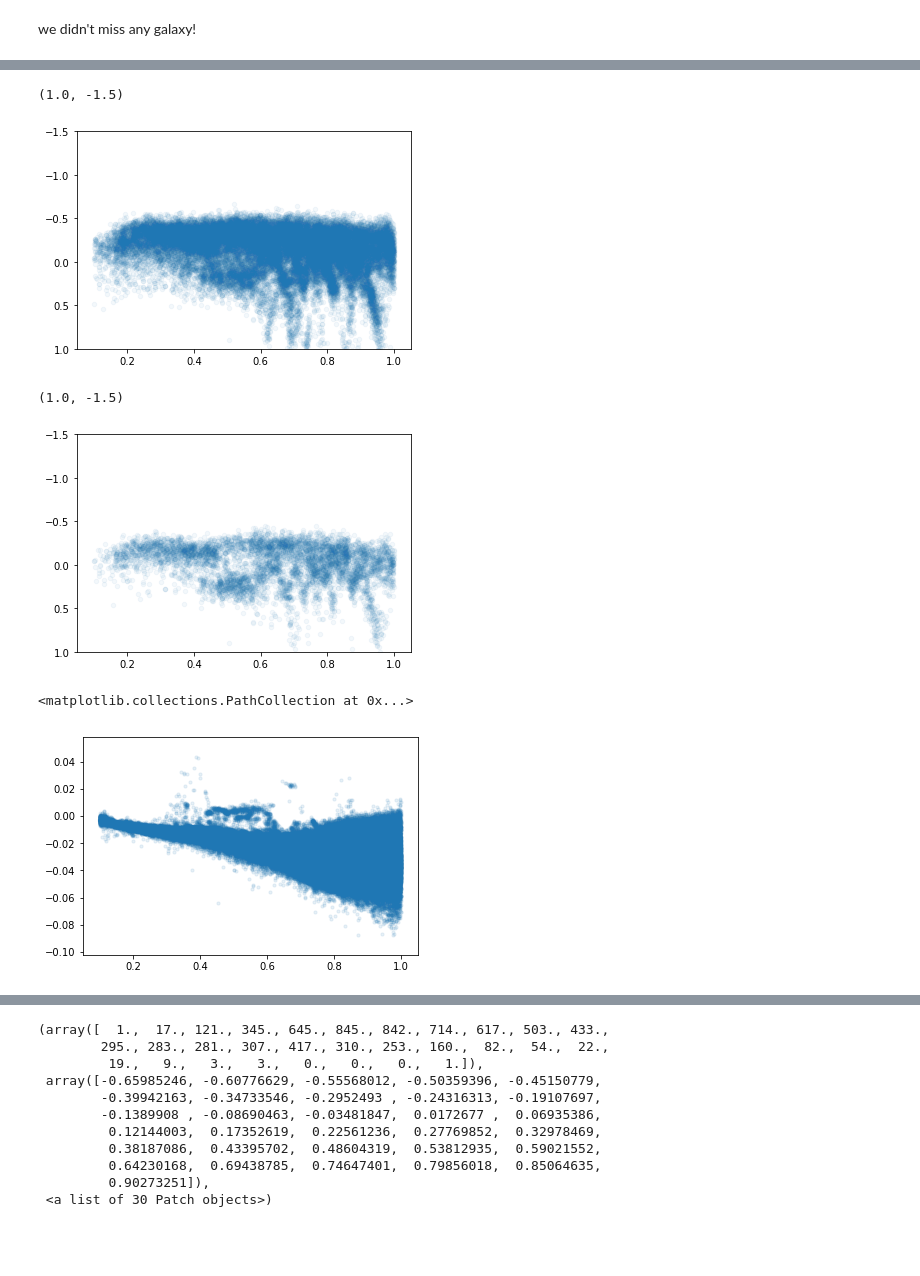
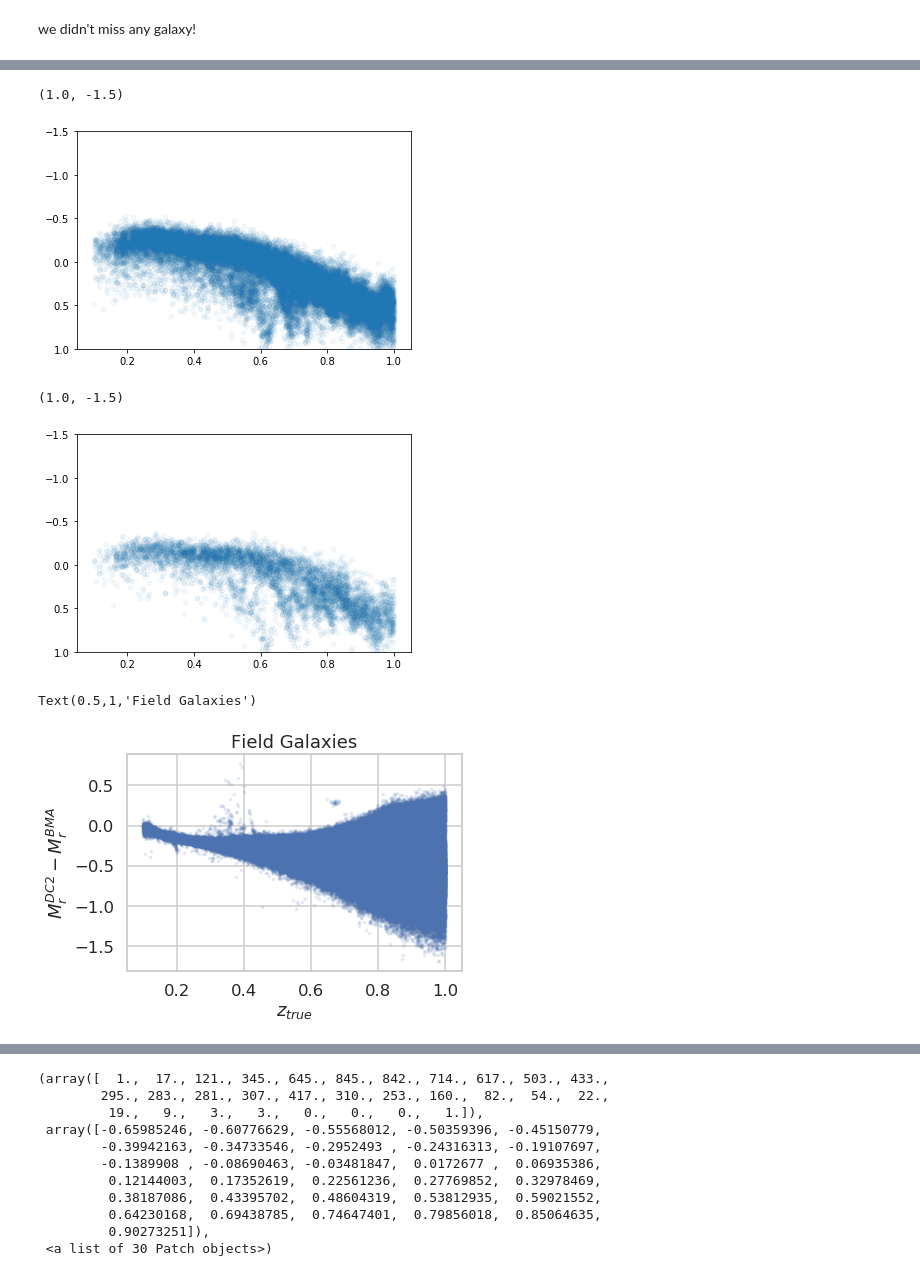
Before and after one commit to estevesjh/bmaCOSMOS, a Jupyter notebook: notebooks/runBMAonBackgroundGalaxies.ipynb, the cells around one changed output, grey strips where cells are left out. Drawn from its saved outputs; the diff is of its cells as text; code cells hidden in the pictures; blank space fills up the shorter version.

```diff
--- a/notebooks/runBMAonBackgroundGalaxies.ipynb
+++ b/notebooks/runBMAonBackgroundGalaxies.ipynb
@@ -110,2 +113,2 @@ def make_bma_catalog_cut(fname,zmin=0.1,zmax=1.,rin=4,rout=6,dz=0.05,dmag_lim=0.
 # %%
-indices = make_bma_catalog_cut(mfile,zmin=0.1,zmax=1.,rin=5.75,rout=6.,dz=0.05,dmag_lim=0.)
+#indices = make_bma_catalog_cut(mfile,zmin=0.1,zmax=1.,rin=5.75,rout=6.,dz=0.05,dmag_lim=0.)
@@ -121,26 +120,25 @@ def make_bma_input_temp_file(fname,files,indices,nsize,nchunks):
     mcols       = ['mid','CID','z_true','mag','magerr','Mr']                ## master/main/ columns
     out_columns = ['mid','CID','redshift','i','ierr','gr','ri','iz','grerr','rierr','izerr']
 
-    if not os.path.isfile(files[0]):
-        mydict = read_hdf5_file_to_dict(fname,indices=indices,cols=mcols,path='members/main/')
+    mydict = read_hdf5_file_to_dict(fname,indices=indices,cols=mcols,path='members/main/')
 
-        out= dict().fromkeys(out_columns)
-        for col in mcols:
-            out[col] = mydict[col][:]
+    out= dict().fromkeys(out_columns)
+    for col in mcols:
+        out[col] = mydict[col][:]
 
-        out['indices'] = np.arange(0,out['mid'].size,1,dtype=np.int64)
+    out['indices'] = np.arange(0,out['mid'].size,1,dtype=np.int64)
 
-        out['i']    = mydict['mag'][:,2]
-        out['ierr'] = mydict['magerr'][:,2]
+    out['i']    = mydict['mag'][:,2]
+    out['ierr'] = mydict['magerr'][:,2]
 
-        out['gr']   = mydict['mag'][:,0] - mydict['mag'][:,1]
-        out['ri']   = mydict['mag'][:,1] - mydict['mag'][:,2]
-        out['iz']   = mydict['mag'][:,2] - mydict['mag'][:,3]
+    out['gr']   = mydict['mag'][:,0] - mydict['mag'][:,1]
+    out['ri']   = mydict['mag'][:,1] - mydict['mag'][:,2]
+    out['iz']   = mydict['mag'][:,2] - mydict['mag'][:,3]
 
-        out['grerr']= np.sqrt(mydict['magerr'][:,0]**2 + mydict['magerr'][:,1]**2)
-        out['rierr']= np.sqrt(mydict['magerr'][:,1]**2 + mydict['magerr'][:,2]**2)
-        out['izerr']= np.sqrt(mydict['magerr'][:,2]**2 + mydict['magerr'][:,3]**2)
+    out['grerr']= np.sqrt(mydict['magerr'][:,0]**2 + mydict['magerr'][:,1]**2)
+    out['rierr']= np.sqrt(mydict['magerr'][:,1]**2 + mydict['magerr'][:,2]**2)
+    out['izerr']= np.sqrt(mydict['magerr'][:,2]**2 + mydict['magerr'][:,3]**2)
 
-        out['redshift'] = mydict['z_true']
-        write_bma_dict_temp_files(files,out,nsize,nchunks)
+    out['redshift'] = mydict['z_true']
+    write_bma_dict_temp_files(files,out,nsize,nchunks)
     return out
@@ -147,10 +149,10 @@ def make_bma_input_temp_file(fname,files,indices,nsize,nchunks):
 # %%
 fname = mfile
-nsize  = indices.size
+nsize  = indices[:100000].size
 nchunks= 100
 
 root  = os.path.dirname(mfile)
 bma_temp_input_files  = [root+'/temp_file/bkg_input_{:05d}.hdf5'.format(i+1) for i in range(nchunks)]
 bma_temp_output_files = [root+'/temp_file/bkg_output_{:05d}.hdf5'.format(i+1) for i in range(nchunks)]
 
-#data = make_bma_input_temp_file(mfile,bma_temp_input_files,indices,nsize,nchunks)
+data = make_bma_input_temp_file(mfile,bma_temp_input_files,indices[:100000],nsize,nchunks)
@@ -282,16 +290,19 @@ plt.scatter(bma_data['z_true'][mask],np.log10(masst[mask]/mass[mask]),alpha=0.05
 plt.ylim(1.,-1.5)
 # %% [output]
 (1.0, -1.5)
-[figure, old version]
+[figure, new version]
 # %%
 mask = (masst>10**(11.0))
 plt.scatter(bma_data['z_true'][mask],np.log10(masst[mask]/mass[mask]),alpha=0.05,s=20)
 plt.ylim(1.,-1.5)
 # %% [output]
 (1.0, -1.5)
-[figure, old version]
+[figure, new version]
 # %%
-plt.scatter(bma_data['z_true'],1-(bma_data['rabs']/bma_data['Mr']),alpha=0.1,s=10)
+plt.scatter(bma_data['z_true'],(bma_data['rabs']-bma_data['Mr']),alpha=0.1,s=5)
+plt.ylabel(r'$M_r^{DC2}-M_r^{BMA}$')
+plt.xlabel(r'$z_{true}$')
+plt.title('Field Galaxies')
 # %% [output]
-<matplotlib.collections.PathCollection at 0x...>
+Text(0.5,1,'Field Galaxies')
-[figure, old version]
+[figure, new version]
```
Also changed, not shown: parts of 19 cells of this notebook, 2 other files.
